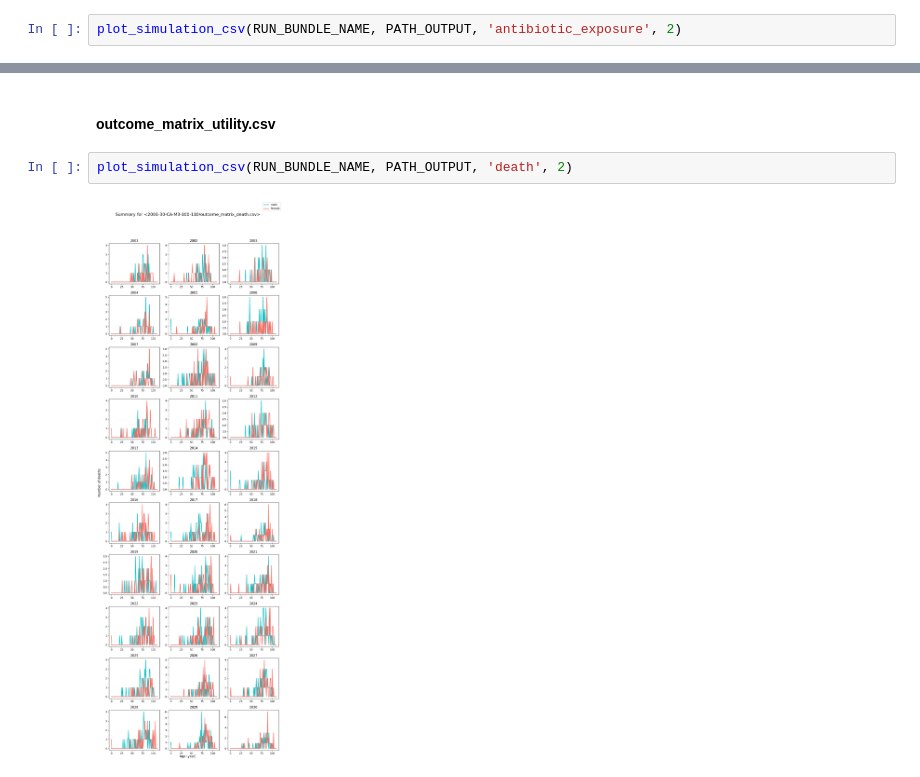
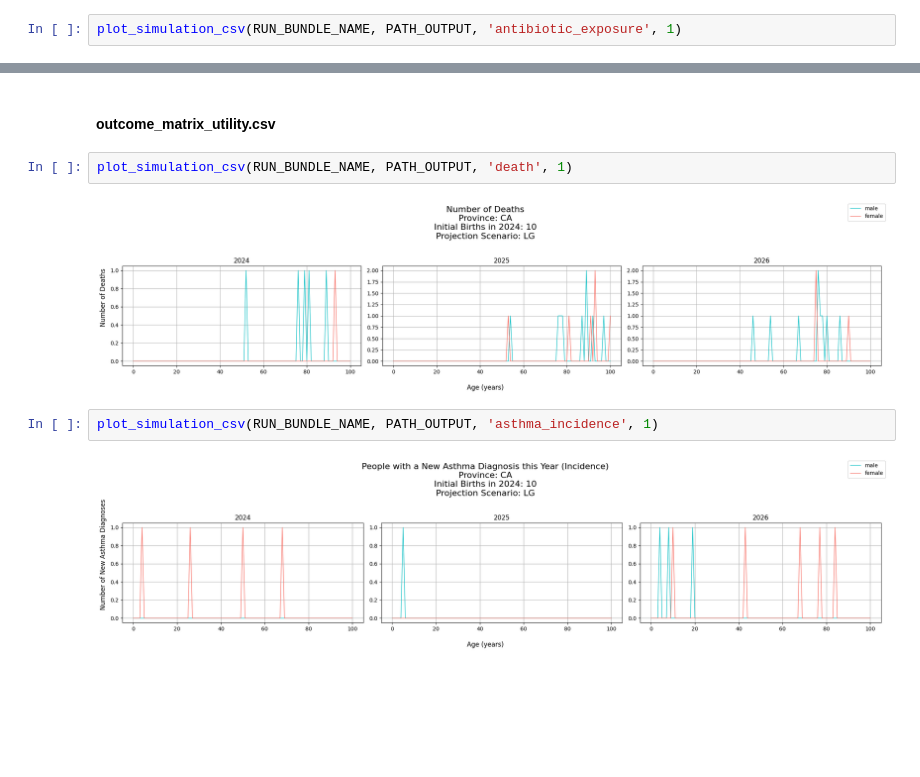
Before and after one commit to resplab/leap, a Jupyter notebook: output_visualizations.ipynb, the cells around one changed output, grey strips where cells are left out. Drawn from its saved outputs; the diff is of its cells as text; blank space fills up the shorter version.

```diff
--- a/output_visualizations.ipynb
+++ b/output_visualizations.ipynb
@@ -207,5 +225,5 @@ plot_simulation_csv(RUN_BUNDLE_NAME, PATH_OUTPUT, 'alive', 2)
 # %% [markdown]
 #### outcome_matrix_antibiotic_exposure.csv
 # %%
-plot_simulation_csv(RUN_BUNDLE_NAME, PATH_OUTPUT, 'antibiotic_exposure', 2)
+plot_simulation_csv(RUN_BUNDLE_NAME, PATH_OUTPUT, 'antibiotic_exposure', 1)
 # %% [output]
@@ -213,6 +231,10 @@ plot_simulation_csv(RUN_BUNDLE_NAME, PATH_OUTPUT, 'antibiotic_exposure', 2)
 # %% [markdown]
 #### outcome_matrix_utility.csv
 # %%
-plot_simulation_csv(RUN_BUNDLE_NAME, PATH_OUTPUT, 'death', 2)
+plot_simulation_csv(RUN_BUNDLE_NAME, PATH_OUTPUT, 'death', 1)
 # %% [output]
-[figure, old version]
+[figure, new version]
+# %%
+plot_simulation_csv(RUN_BUNDLE_NAME, PATH_OUTPUT, 'asthma_incidence', 1)
+# %% [output]
+[figure, added]
```
Also changed, not shown: parts of 7 cells of this notebook.
